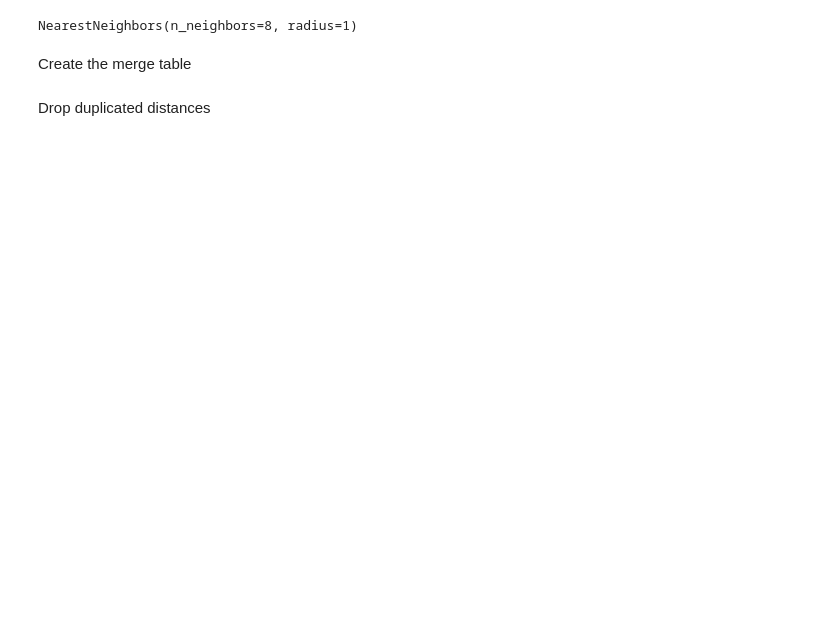
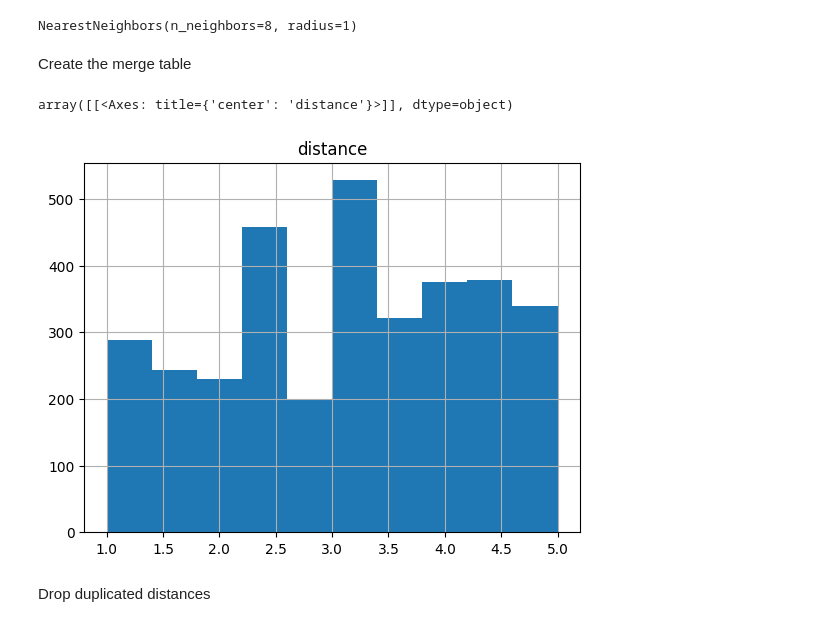
Before and after one commit to c4-lab/blf-attractor-algorithm, a Jupyter notebook: attractor_search.ipynb, the cells around one changed output. Cells and saved outputs as stored; diff of their text form; code cells hidden in the pictures; blank space fills up the shorter version.

```diff
--- a/attractor_search.ipynb
+++ b/attractor_search.ipynb
@@ -46,6 +81,11 @@ Merge_table = pd.DataFrame(neighborhood_info)
 
 # remove center to center distance
 Merge_table = Merge_table[Merge_table['distance'] != 0]
+# %%
+Merge_table.hist(column="distance")
+# %% [output]
+array([[<Axes: title={'center': 'distance'}>]], dtype=object)
+[figure, added]
 # %% [markdown]
 Drop duplicated distances
 # %%
```
Also changed, not shown: parts of 12 cells of this notebook, 7 other files.
